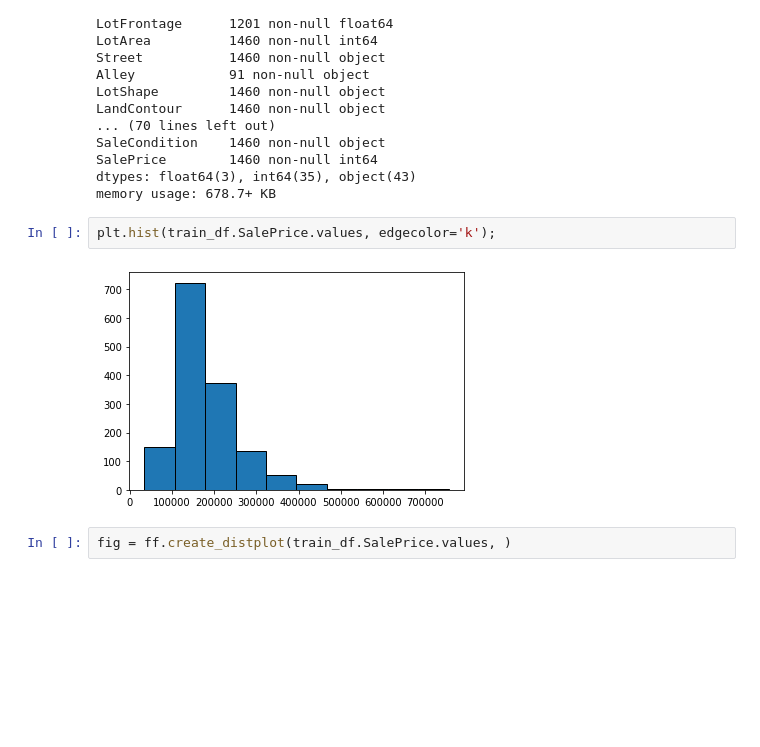
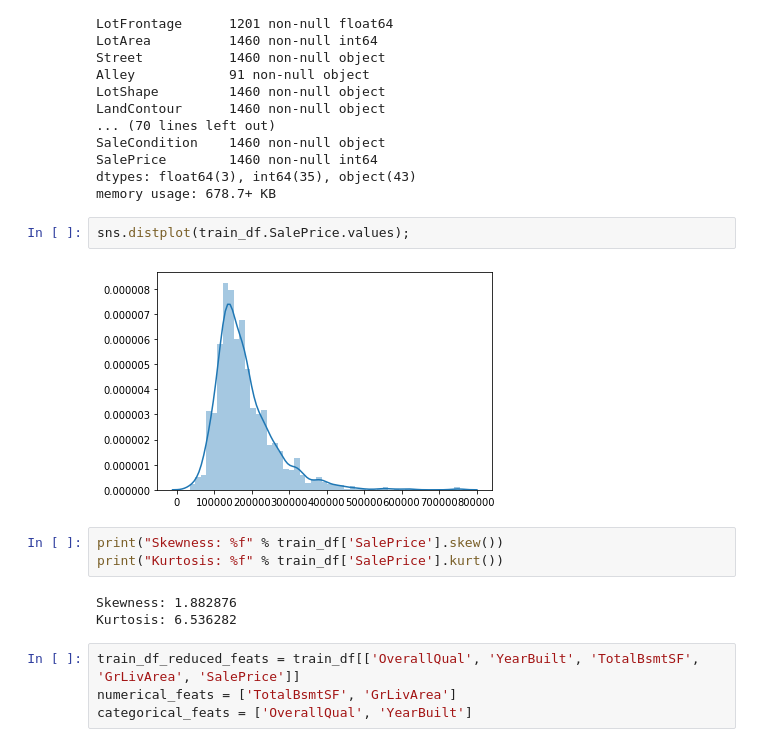
Before and after one commit to W-Tran/advanced-regression-techniques, a Jupyter notebook: advanced-regression-techniques.ipynb, the cells around one changed output. Cells and saved outputs as stored; diff of their text form; blank space fills up the shorter version.

```diff
--- a/advanced-regression-techniques.ipynb
+++ b/advanced-regression-techniques.ipynb
@@ -27,8 +37,16 @@ SalePrice        1460 non-null int64
 dtypes: float64(3), int64(35), object(43)
 memory usage: 678.7+ KB
 # %%
-plt.hist(train_df.SalePrice.values, edgecolor='k');
+sns.distplot(train_df.SalePrice.values);
 # %% [output]
-[figure, old version]
+[figure, new version]
-# %%
-fig = ff.create_distplot(train_df.SalePrice.values, )
+# %%
+print("Skewness: %f" % train_df['SalePrice'].skew())
+print("Kurtosis: %f" % train_df['SalePrice'].kurt())
+# %% [output]
+Skewness: 1.882876
+Kurtosis: 6.536282
+# %%
+train_df_reduced_feats = train_df[['OverallQual', 'YearBuilt', 'TotalBsmtSF', 'GrLivArea', 'SalePrice']]
+numerical_feats = ['TotalBsmtSF', 'GrLivArea']
+categorical_feats = ['OverallQual', 'YearBuilt']
```
Also changed, not shown: parts of 7 cells of this notebook.
